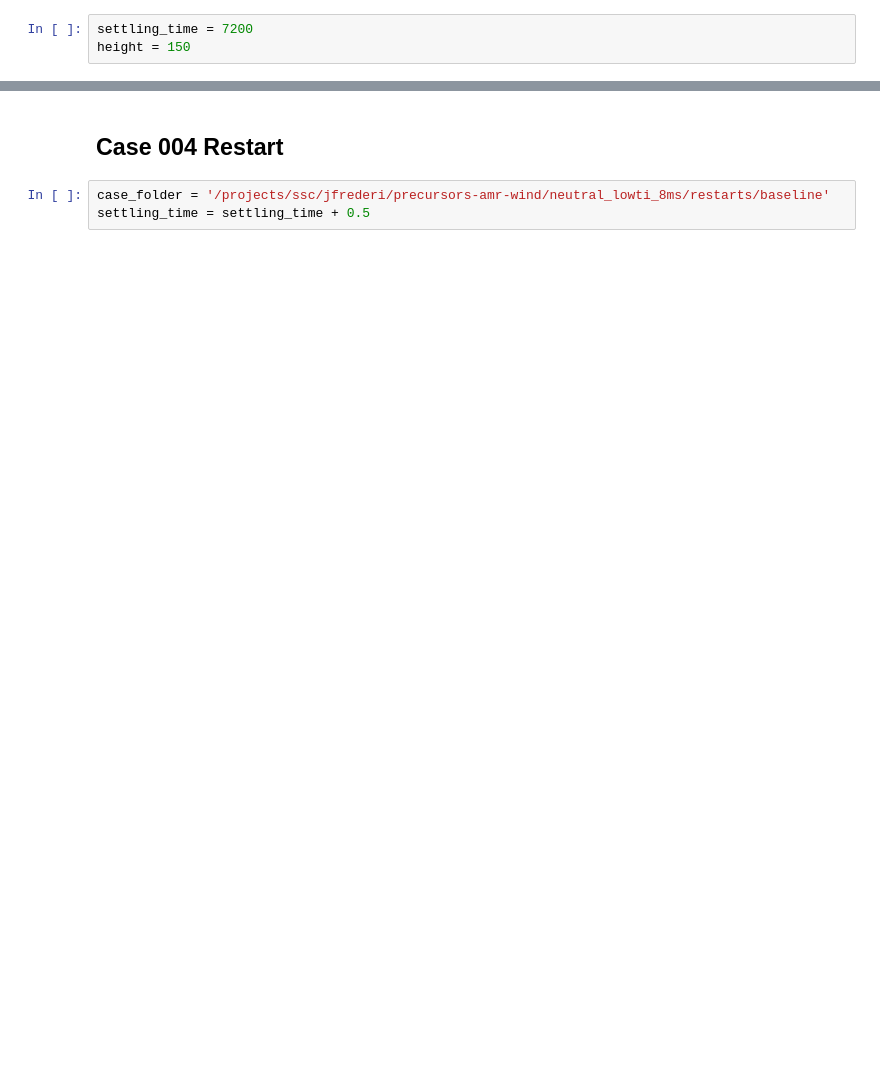
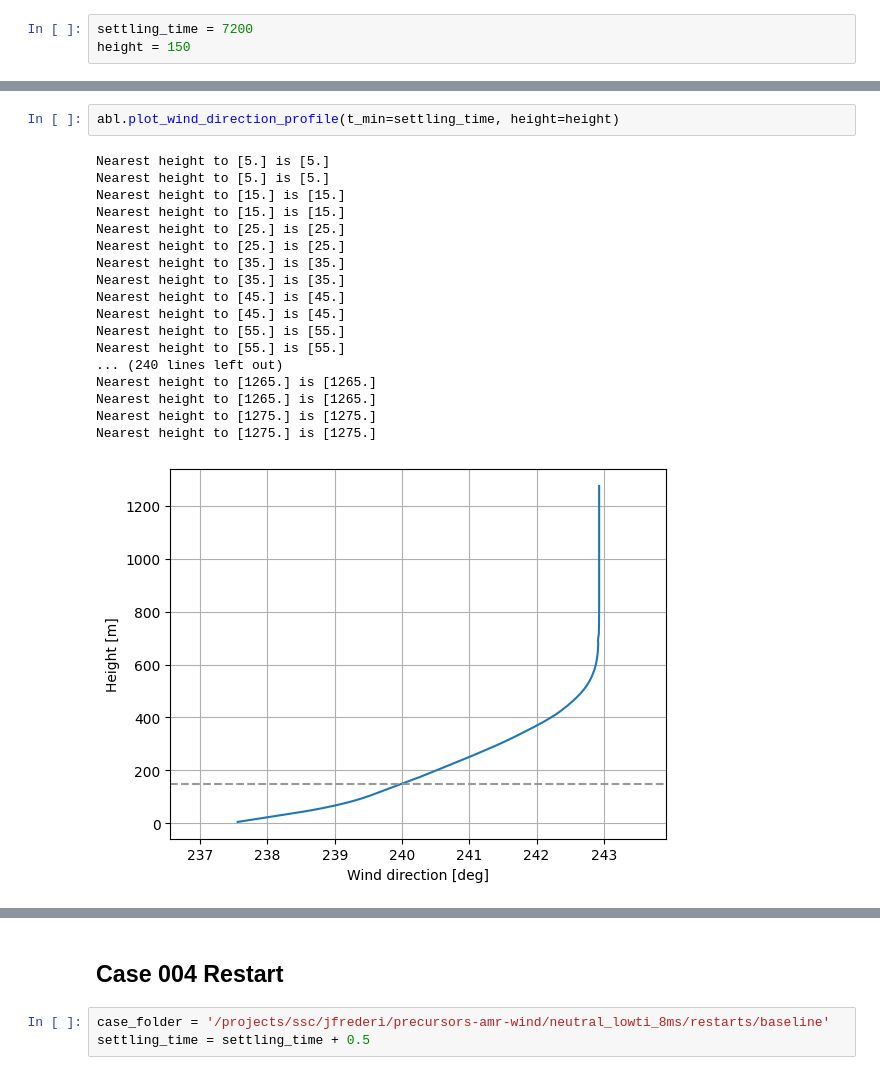
Before and after one commit to NREL/moa_python, a Jupyter notebook: example_post_processing/00_post_process_precursor.ipynb, the cells around one changed output, grey strips where cells are left out. Saved outputs shown, nothing was run; the diff lists cells and outputs as text; blank space fills up the shorter version.

```diff
--- a/example_post_processing/00_post_process_precursor.ipynb
+++ b/example_post_processing/00_post_process_precursor.ipynb
@@ -70,0 +58,21 @@ abl.plot_vertical_vel_profile(t_min=settling_time, height=height)
+# %%
+abl.plot_wind_direction_profile(t_min=settling_time, height=height)
+# %% [output]
+Nearest height to [5.] is [5.]
+Nearest height to [5.] is [5.]
+Nearest height to [15.] is [15.]
+Nearest height to [15.] is [15.]
+Nearest height to [25.] is [25.]
+Nearest height to [25.] is [25.]
+Nearest height to [35.] is [35.]
+Nearest height to [35.] is [35.]
+Nearest height to [45.] is [45.]
+Nearest height to [45.] is [45.]
+Nearest height to [55.] is [55.]
+Nearest height to [55.] is [55.]
+... (240 lines left out)
+Nearest height to [1265.] is [1265.]
+Nearest height to [1265.] is [1265.]
+Nearest height to [1275.] is [1275.]
+Nearest height to [1275.] is [1275.]
+[figure, added]
```
Also changed, not shown: parts of 25 cells of this notebook, 4 other files.
